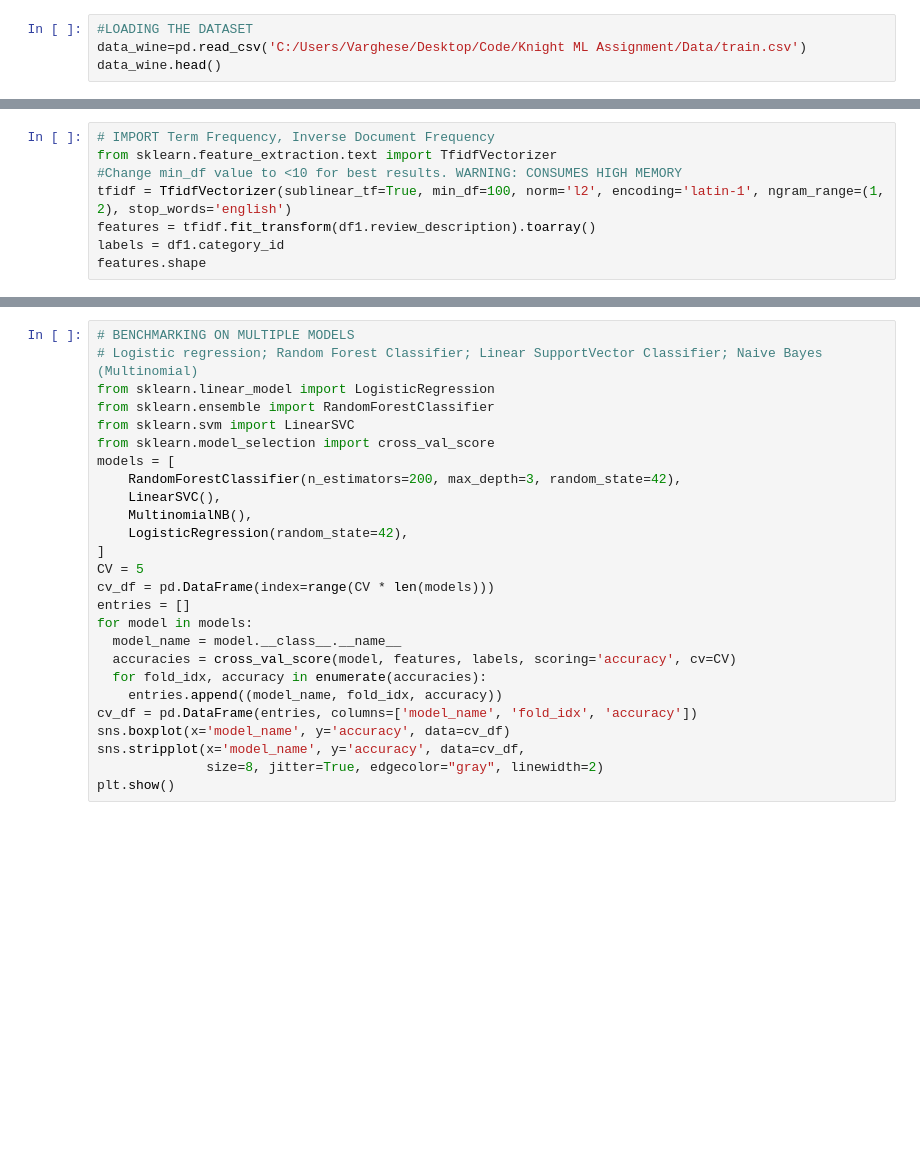
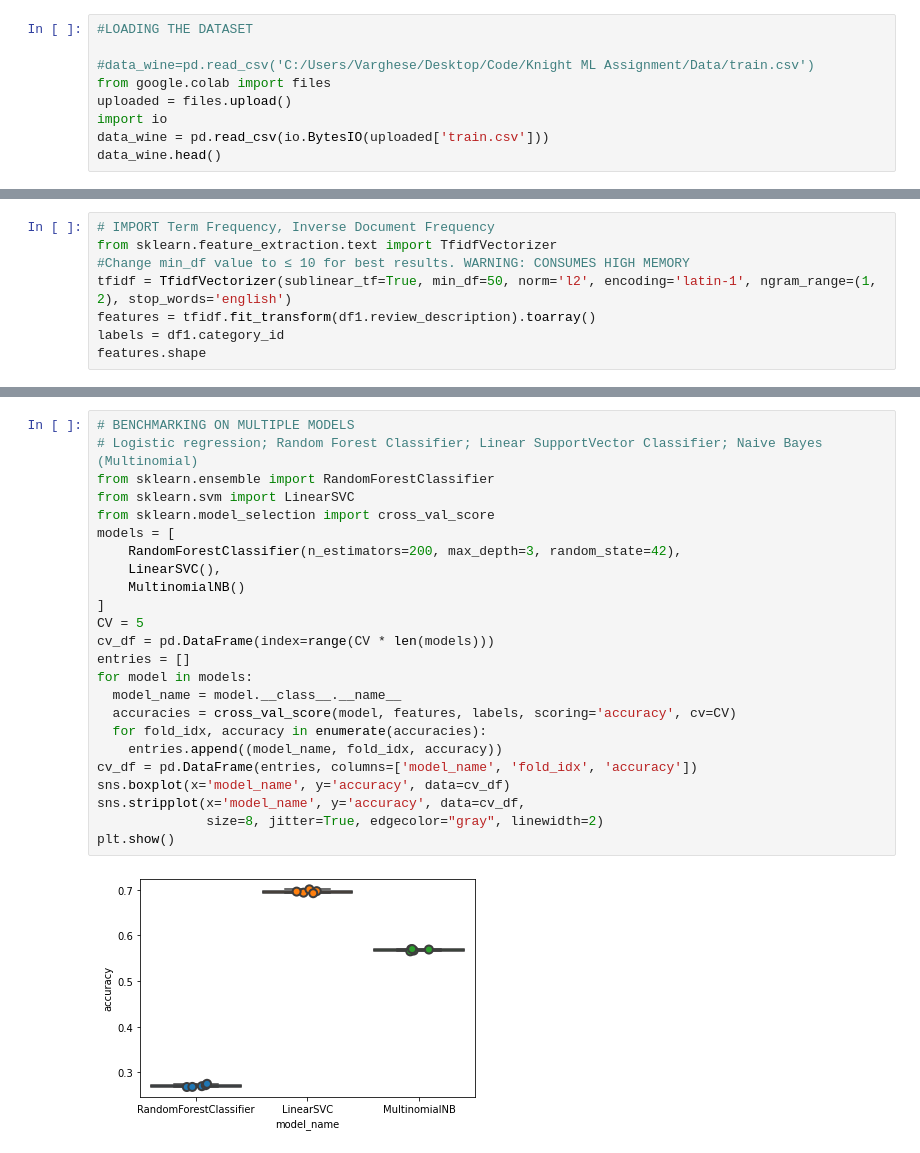
Before and after one commit to Alvin-Varghese/Multinomial_TextClassifier, a Jupyter notebook: notebook.ipynb, the cells around one changed output, grey strips where cells are left out. Drawn from its saved outputs; the diff is of its cells as text; blank space fills up the shorter version.

```diff
--- a/notebook.ipynb
+++ b/notebook.ipynb
@@ -7,5 +8,10 @@ import matplotlib.pyplot as plt
 #from datetime import datetime #For fancy timestamps
 # %%
 #LOADING THE DATASET
-data_wine=pd.read_csv('C:/Users/Varghese/Desktop/Code/Knight ML Assignment/Data/train.csv')
+
+#data_wine=pd.read_csv('C:/Users/Varghese/Desktop/Code/Knight ML Assignment/Data/train.csv')
+from google.colab import files
+uploaded = files.upload()
+import io
+data_wine = pd.read_csv(io.BytesIO(uploaded['train.csv']))
 data_wine.head()
@@ -33,8 +94,8 @@ plt.show()
 # %%
 # IMPORT Term Frequency, Inverse Document Frequency
 from sklearn.feature_extraction.text import TfidfVectorizer
-#Change min_df value to <10 for best results. WARNING: CONSUMES HIGH MEMORY
-tfidf = TfidfVectorizer(sublinear_tf=True, min_df=100, norm='l2', encoding='latin-1', ngram_range=(1, 2), stop_words='english')
+#Change min_df value to ≤ 10 for best results. WARNING: CONSUMES HIGH MEMORY
+tfidf = TfidfVectorizer(sublinear_tf=True, min_df=50, norm='l2', encoding='latin-1', ngram_range=(1, 2), stop_words='english')
 features = tfidf.fit_transform(df1.review_description).toarray()
 labels = df1.category_id
 features.shape
@@ -76,28 +167,28 @@ df1[df1['review_description'] == "An older vintage, this is a soft and malleable
 # %%
 # BENCHMARKING ON MULTIPLE MODELS
 # Logistic regression; Random Forest Classifier; Linear SupportVector Classifier; Naive Bayes (Multinomial)
-from sklearn.linear_model import LogisticRegression
 from sklearn.ensemble import RandomForestClassifier
 from sklearn.svm import LinearSVC
 from sklearn.model_selection import cross_val_score
 models = [
     RandomForestClassifier(n_estimators=200, max_depth=3, random_state=42),
     LinearSVC(),
-    MultinomialNB(),
-    LogisticRegression(random_state=42),
+    MultinomialNB()
 ]
 CV = 5
 cv_df = pd.DataFrame(index=range(CV * len(models)))
 entries = []
 for model in models:
   model_name = model.__class__.__name__
   accuracies = cross_val_score(model, features, labels, scoring='accuracy', cv=CV)
   for fold_idx, accuracy in enumerate(accuracies):
     entries.append((model_name, fold_idx, accuracy))
 cv_df = pd.DataFrame(entries, columns=['model_name', 'fold_idx', 'accuracy'])
 sns.boxplot(x='model_name', y='accuracy', data=cv_df)
 sns.stripplot(x='model_name', y='accuracy', data=cv_df,
               size=8, jitter=True, edgecolor="gray", linewidth=2)
 plt.show()
+# %% [output]
+[figure, added]
 # %%
 cv_df.groupby('model_name').accuracy.mean()
```
Also changed, not shown: parts of 29 cells of this notebook.
